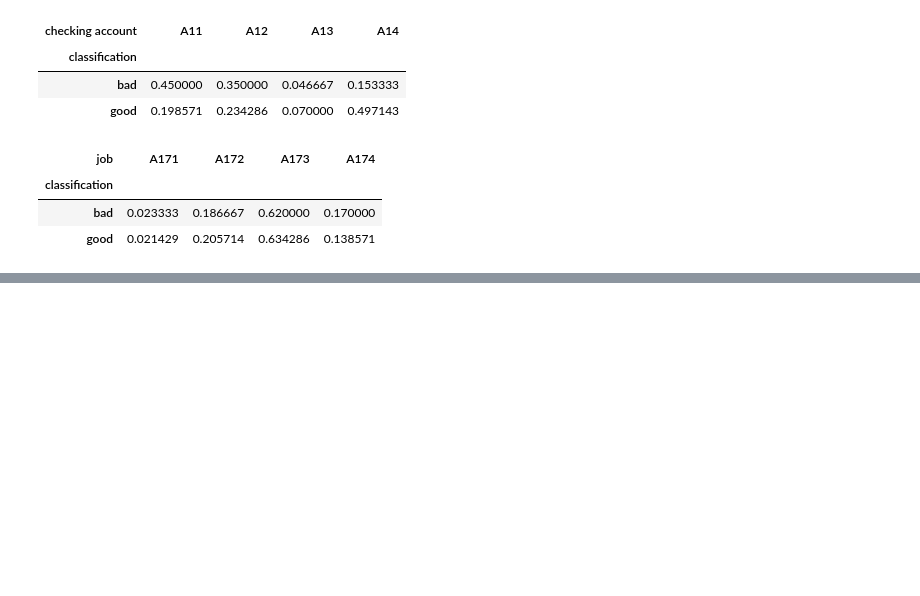
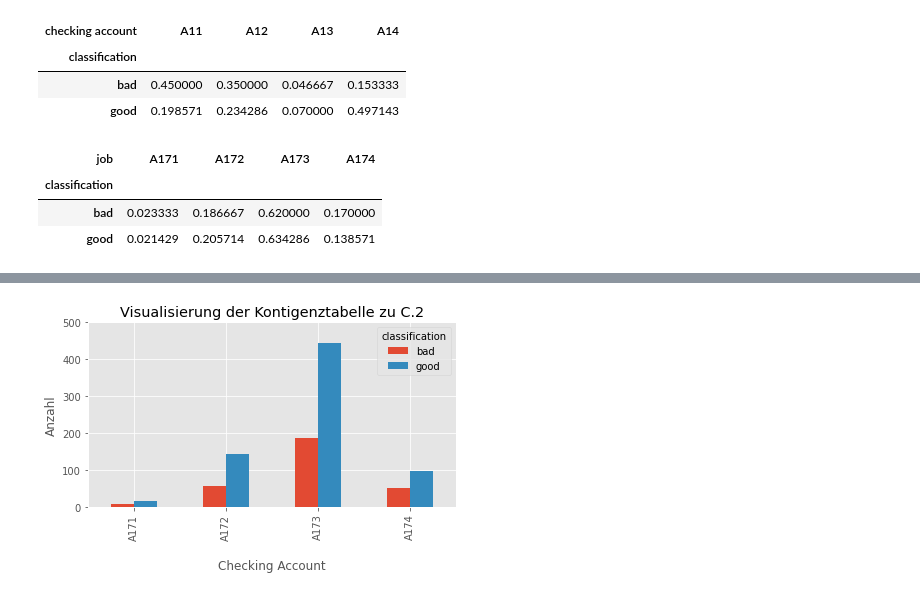
Before and after one commit to Carlson43/WWI20DSA_DV, a Jupyter notebook: W25/w25.ipynb, the cells around one changed output, grey strips where cells are left out. Cells and saved outputs as stored; diff of their text form; code cells hidden in the pictures; blank space fills up the shorter version.

```diff
--- a/W25/w25.ipynb
+++ b/W25/w25.ipynb
@@ -201,0 +213,11 @@ pd.crosstab(index=df['classification'], columns=df['job'], normalize='index')
+# %%
+pd.crosstab(df["job"],df["classification"]).plot.bar(ylim=(0,500))
+
+plt.ylabel("Anzahl")
+plt.xlabel("\nChecking Account")
+
+plt.title("Visualisierung der Kontigenztabelle zu C.2")
+
+plt.tight_layout()
+# %% [output]
+[figure, added]
```
Also changed, not shown: parts of 1 cell of this notebook.
